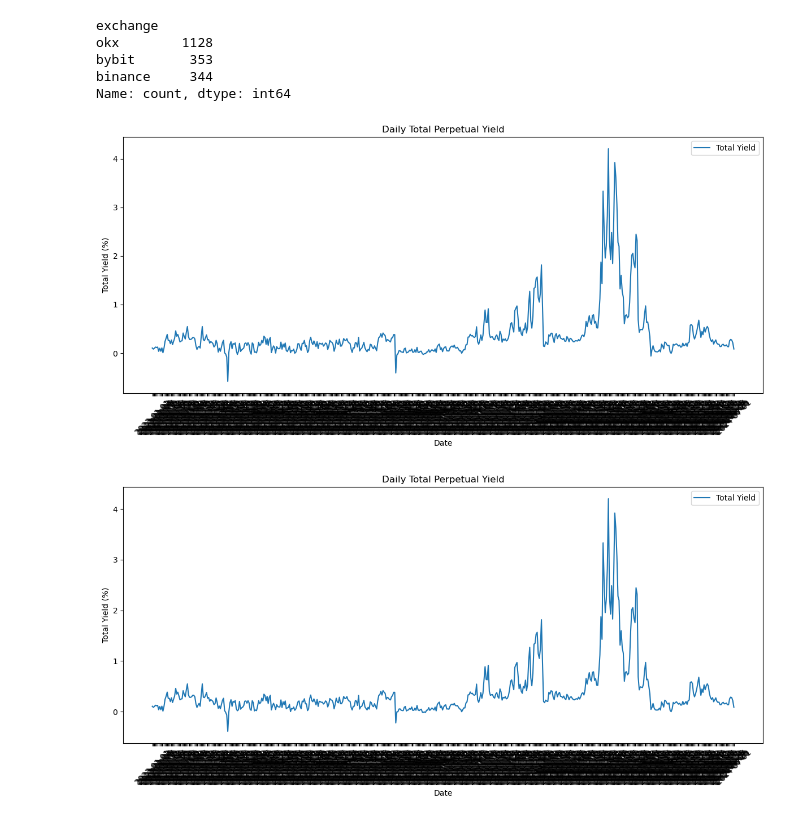
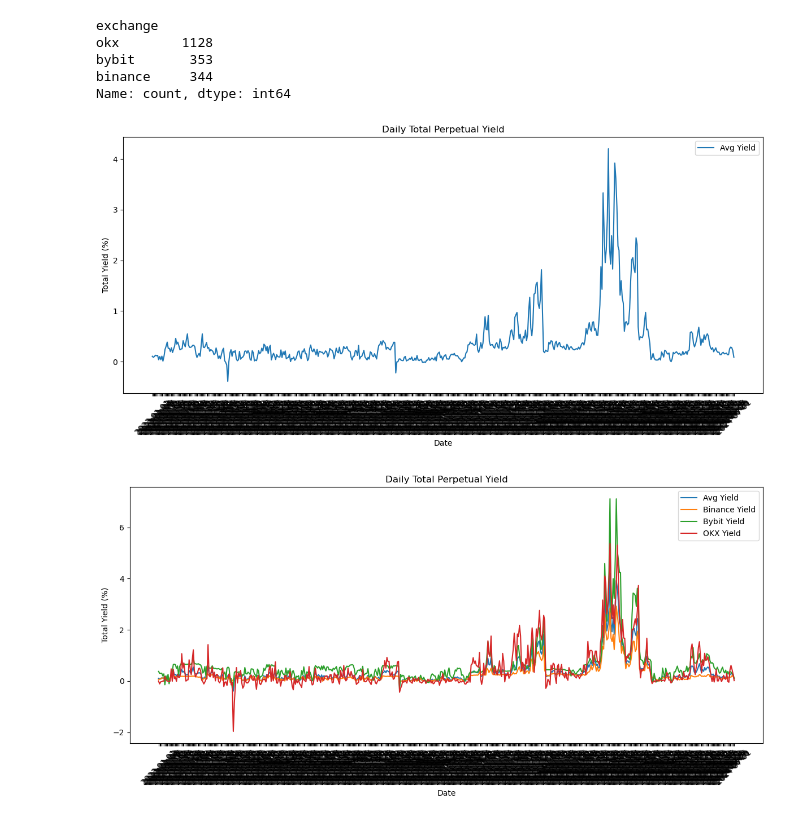
Before and after one commit to AHA-HH/optimising-funding-rate-arbitrage, a Jupyter notebook: analysis/exploratory.ipynb, the cells around one changed output. Saved outputs shown, nothing was run; the diff lists cells and outputs as text; code cells hidden in the pictures.

Commit message:
clean up pnl and weighting plots and add trading volume plot to class, avg perp yield plots to come

```diff
--- a/analysis/exploratory.ipynb
+++ b/analysis/exploratory.ipynb
@@ -226,7 +216,7 @@ yield_df['total_yield'] = (
 # Plot the total perpetual yield
 plt.figure(figsize=(12, 6))
 
-plt.plot(yield_df['date'], yield_df['total_yield'], label='Total Yield')
+plt.plot(yield_df['date'], yield_df['total_yield'] * 100, label='Avg Yield')
 
 # Add labels and title
 plt.xlabel('Date')
@@ -239,27 +229,29 @@ plt.tight_layout()
 # Show the plot
 plt.show()
 # %% [output]
-[figure, old version]
+[figure, new version]
 # %%
 import matplotlib.pyplot as plt
 
 yield_filepath = './results/test/yield.csv'
 yield_df = pd.read_csv(yield_filepath)
 
 
 plt.figure(figsize=(12, 6))
 
-plt.plot(yield_df['date'], yield_df['total_yield'], label='Total Yield')
+plt.plot(yield_df['date'], yield_df['binance_total_yield'] / 0.6 , label='Binance Yield')
+plt.plot(yield_df['date'], yield_df['bybit_total_yield'] / 0.2, label='Bybit Yield')
+plt.plot(yield_df['date'], yield_df['okx_total_yield'] / 0.2, label='OKX Yield')
 
 # Add labels and title
 plt.xlabel('Date')
 plt.ylabel('Total Yield (%)')
 plt.title('Daily Total Perpetual Yield')
 plt.legend()
 plt.xticks(rotation=45)
 plt.tight_layout()
 
 # Show the plot
 plt.show()
 # %% [output]
-[figure, old version]
+[figure, new version]
```
Also changed, not shown: parts of 5 cells of this notebook, 1 other file.
